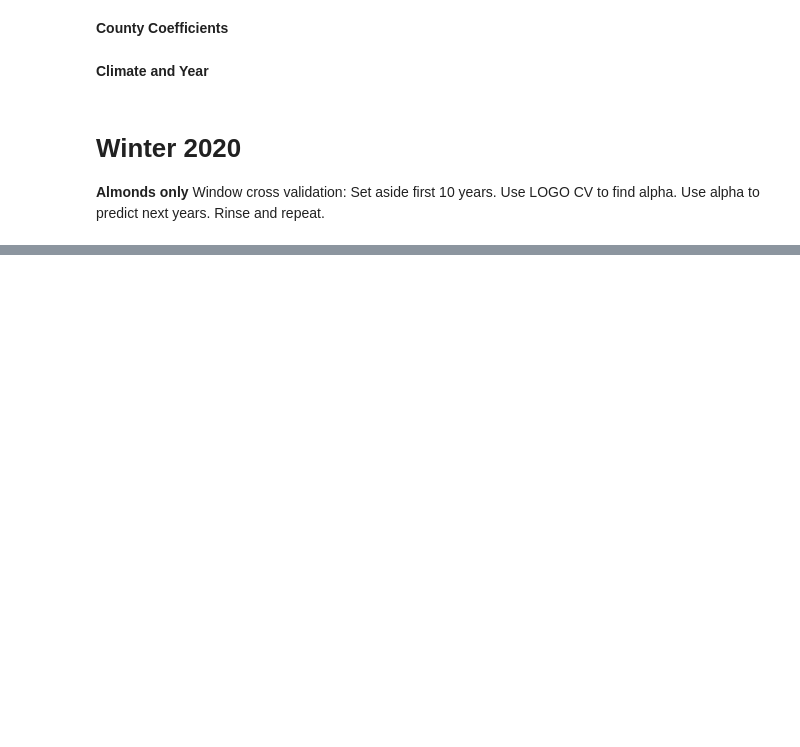
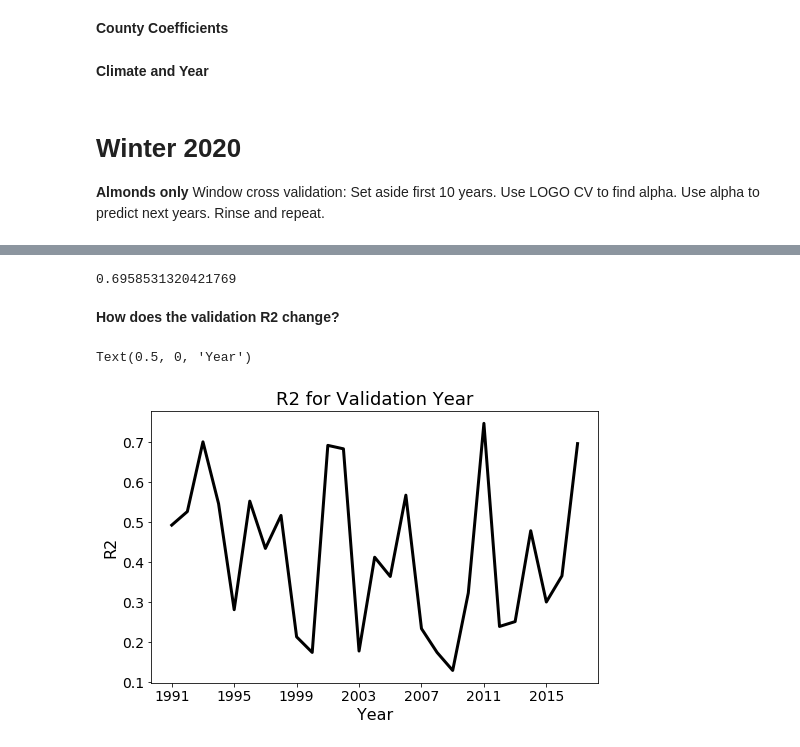
Before and after one commit to christopher-reed/CA-High-Value-Crops, a Jupyter notebook: Crop_Weather_EDA.ipynb, the cells around one changed output, grey strips where cells are left out. Drawn from its saved outputs; the diff is of its cells as text; code cells hidden in the pictures; blank space fills up the shorter version.

```diff
--- a/Crop_Weather_EDA.ipynb
+++ b/Crop_Weather_EDA.ipynb
@@ -1227,0 +1089,6 @@ np.arange(1^-3,3)
+# %%
+np.corrcoef(validate_year_target,lasso.predict(validate_year_predictors))[0][1]**2
+# %% [output]
+0.6958531320421769
+# %% [markdown]
+**How does the validation R2 change?**
@@ -1227,0 +1102,17 @@ np.arange(1^-3,3)
+# %%
+df_validationR2 = pd.Series(validationR2).to_frame(name = 'R2')
+fig, ax = plt.subplots(figsize = (8,5))
+ax = sns.lineplot(x = df_validationR2.index, y = 'R2', data = df_validationR2, color = 'black', linewidth = 3)
+
+#Format ticks
+ax.set_xticks(np.arange(1991, 2017, 4))
+plt.xticks(fontsize = 14)
+plt.yticks(fontsize = 14)
+
+#Format axis labels
+ax.set_title('R2 for Validation Year', fontsize = 18)
+ax.set_ylabel('R2', fontsize = 16)
+ax.set_xlabel('Year', fontsize = 16)
+# %% [output]
+Text(0.5, 0, 'Year')
+[figure, added]
```
Also changed, not shown: parts of 71 cells of this notebook.
